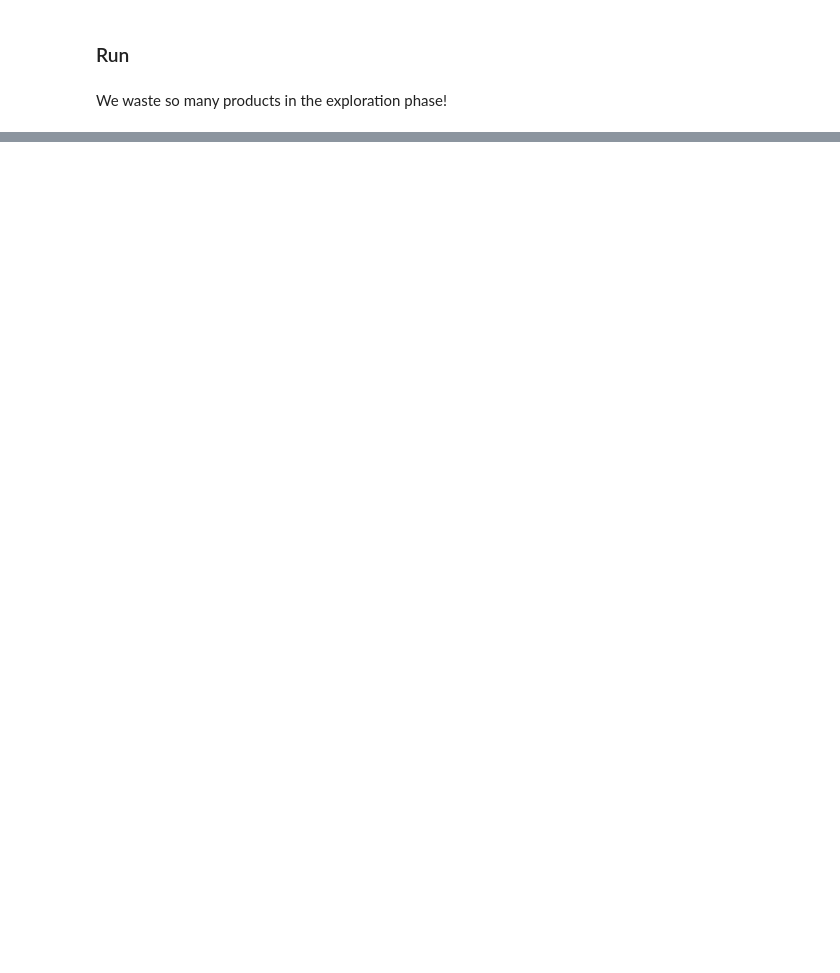
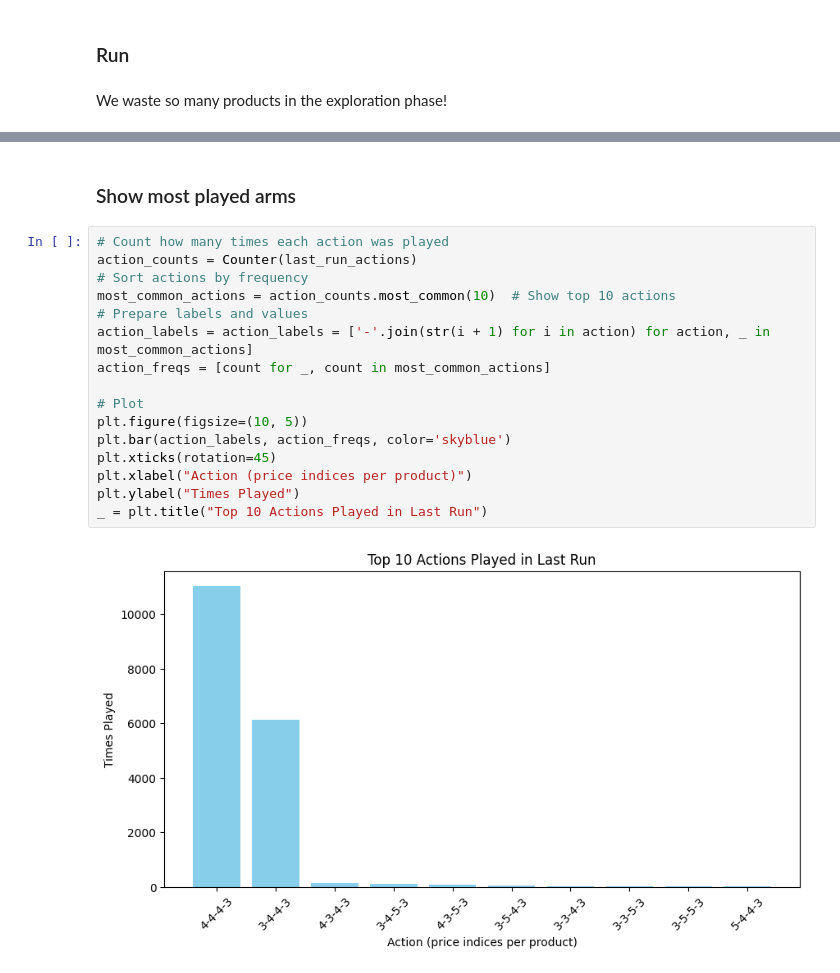
Before and after one commit to peetceenatoo/online-learning, a Jupyter notebook: R2.ipynb, the cells around one changed output, grey strips where cells are left out. Cells and saved outputs as stored; diff of their text form; blank space fills up the shorter version.

```diff
--- a/R2.ipynb
+++ b/R2.ipynb
@@ -311,0 +357,20 @@ Text(0.5, 1.0, 'Regret Istantaneo')
+# %% [markdown]
+### Show most played arms
+# %%
+# Count how many times each action was played
+action_counts = Counter(last_run_actions)
+# Sort actions by frequency
+most_common_actions = action_counts.most_common(10)  # Show top 10 actions
+# Prepare labels and values
+action_labels = action_labels = ['-'.join(str(i + 1) for i in action) for action, _ in most_common_actions]
+action_freqs = [count for _, count in most_common_actions]
+
+# Plot
+plt.figure(figsize=(10, 5))
+plt.bar(action_labels, action_freqs, color='skyblue')
+plt.xticks(rotation=45)
+plt.xlabel("Action (price indices per product)")
+plt.ylabel("Times Played")
+_ = plt.title("Top 10 Actions Played in Last Run")
+# %% [output]
+[figure, added]
```
Also changed, not shown: parts of 19 cells of this notebook, 1 other file.
